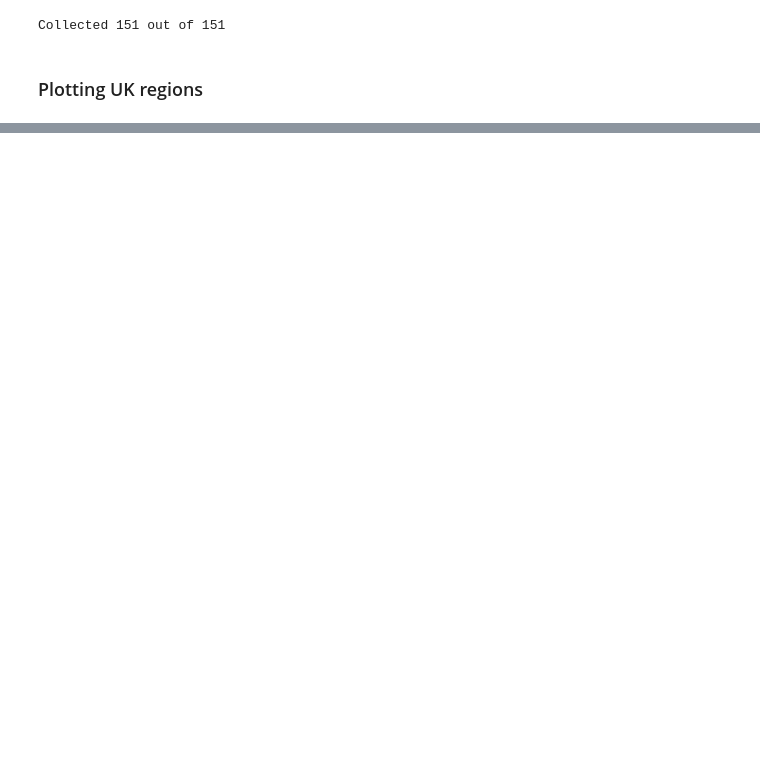
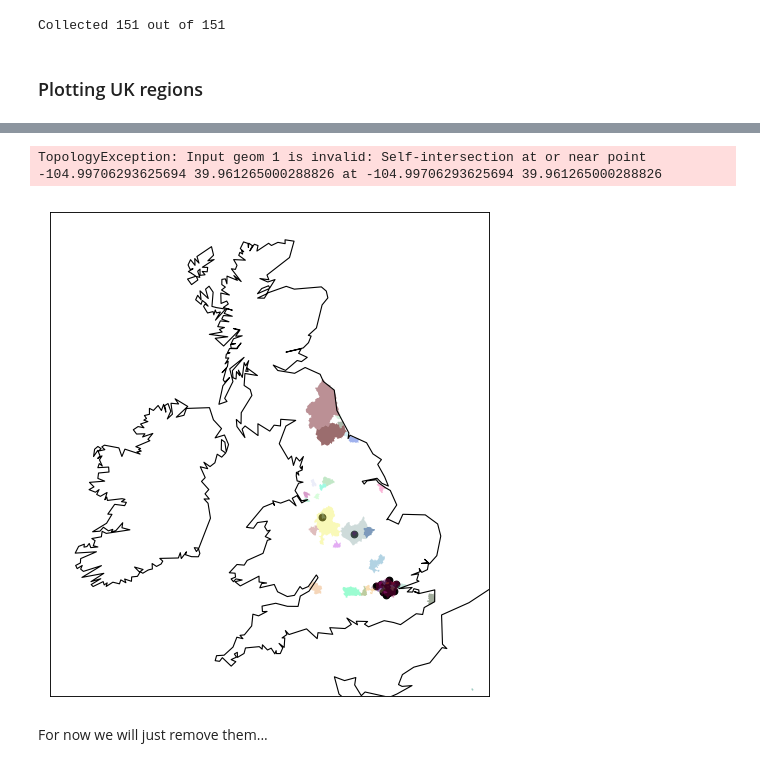
Before and after one commit to neb0123/C19_VaccineDistribution, a Jupyter notebook: Notebooks/C19_VaccineDistribution.ipynb, the cells around one changed output, grey strips where cells are left out. Drawn from its saved outputs; the diff is of its cells as text; code cells hidden in the pictures; blank space fills up the shorter version.

```diff
--- a/Notebooks/C19_VaccineDistribution.ipynb
+++ b/Notebooks/C19_VaccineDistribution.ipynb
@@ -96,0 +191,4 @@ plt.show()
+# %%
+with open('hospitals.pkl', 'rb') as f:
+    hospital_locs = pickle.load(f)
+print(f'Collected {len([1 for h in hospital_locs if hospital_locs[h] != None])} out of {len(deaths) - 2}.')
@@ -96,0 +236,6 @@ plt.show()
+# %%
+hospitalRegion = {}
+
+for hospital in repeats:
+    i = np.argmin([sum([Polygon(p).area for p in polygons[r]]) for r in repeats[hospital]])
+    hospitalRegion[hospital] = repeats[hospital][i]
@@ -96,0 +268,28 @@ plt.show()
+# %%
+## The following regions were labelled different to population tables.
+region_map = {'Kingston upon Hull, City of': 'Hull', 'Herefordshire, County of': 'Herefordshire',
+             'Bristol, City of': 'Bristol', 'Brighton and Hove': 'Brighton & Hove',
+             'Cornwall and Isles of Scilly': 'Cornwall', 'St. Helens': 'St Helens',
+             'Hackney and City of London': 'Hackney'}
+rev_region_map = {v:k for k,v in region_map.items()}
+# %%
+df_I = infected.iloc[:,[1,-1]]
+df_I.columns = ['Region', 'Infected']
+
+df_I = df_I.replace({"Region": region_map})
+
+df_P = population[['District','Ceremonial county','Density (per km²)']]
+df_P.columns = ['Region','County','Density']
+counties = df_P.groupby('County', as_index=False).mean().rename(columns = {'County':'Region'})
+df_P = pd.concat([df_P[['Density','Region']], counties])
+
+df_I = df_I.merge(df_P, on='Region', how='left')
+
+df_I = df_I.replace({"Region": rev_region_map})
+
+df_D = deaths[['Name', 'Total']]
+df_D.columns = ['Hospital', 'Deaths']
+df_D = df_D[~df_D.isnull().T.all()] # Remove null lines
+df_D['Region'] = [hospitalRegion[hospital] if hospital in hospitalRegion else float('nan') for hospital in df_D['Hospital']]
+
+df = df_I.merge(df_D[['Region', 'Deaths']].groupby('Region', as_index=False).sum(), on='Region', how='left')
@@ -96,0 +318,7 @@ plt.show()
+# %%
+plot_uk(list(df[df['Deaths'].isnull()]['Region']), hospital_locs, only_in_poly=True)
+# %% [output]
+TopologyException: Input geom 1 is invalid: Self-intersection at or near point -104.99706293625694 39.961265000288826 at -104.99706293625694 39.961265000288826
+[figure, added]
+# %% [markdown]
+For now we will just remove them...
```
Also changed, not shown: parts of 35 cells of this notebook, 2 other files.
